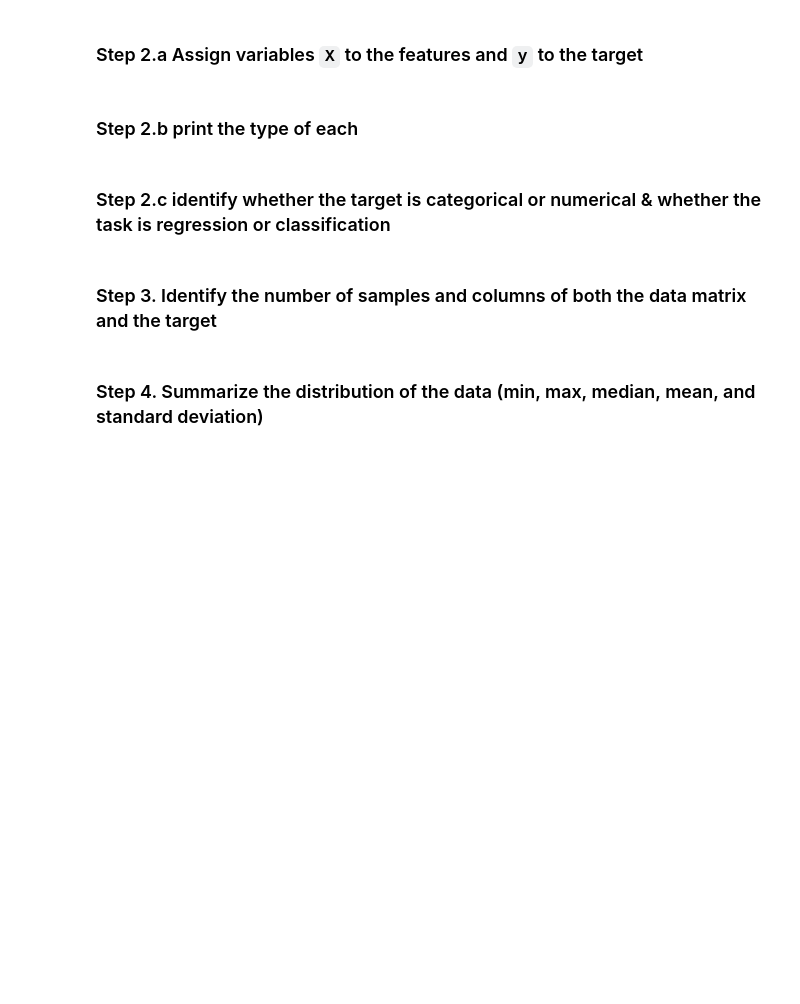
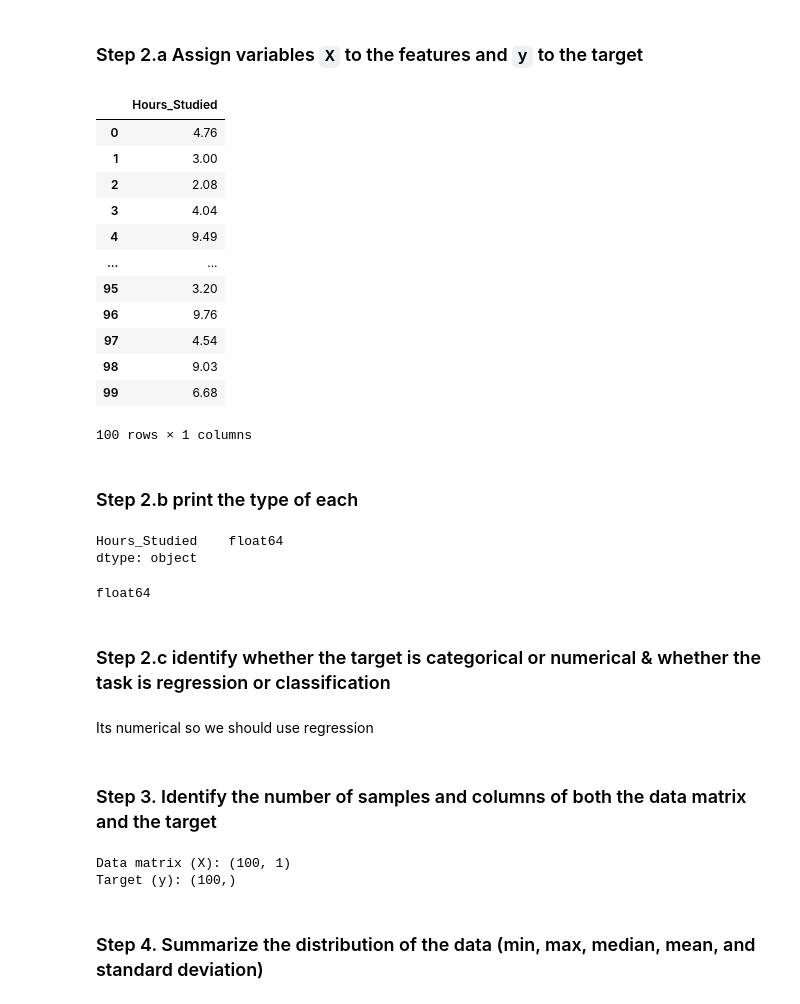
Before and after one commit to hanoufalmogri/python, a Jupyter notebook: student/exercises/week 3 exercises/Exer1.ipynb, the cells around one changed output. Cells and saved outputs as stored; diff of their text form; code cells hidden in the pictures; blank space fills up the shorter version.

```diff
--- a/student/exercises/week 3 exercises/Exer1.ipynb
+++ b/student/exercises/week 3 exercises/Exer1.ipynb
@@ -20,12 +21,44 @@ import sklearn
 # %% [markdown]
 ### Step 2.a Assign variables `X` to the features and `y` to the target
 # %%
-df = pd.read_csv("https://raw.githubusercontent.com/HassanAlgoz/B5/main/content/datasets/Rounded_Student_Hours_Studied_vs_Marks_Dataset.csv")\nX = df[["Hours_Studied"]]\ny = df["Marks"]
+X = df[["Hours_Studied"]]
+y = df["Marks"]
+# %% [output]
+|  | Hours_Studied |
+| 0 | 4.76 |
+| 1 | 3.00 |
+| 2 | 2.08 |
+| 3 | 4.04 |
+| 4 | 9.49 |
+| ... | ... |
+| 95 | 3.20 |
+| 96 | 9.76 |
+| 97 | 4.54 |
+| 98 | 9.03 |
+| 99 | 6.68 |
+100 rows × 1 columns
 # %% [markdown]
 ### Step 2.b print the type of each
+# %%
+print(X.dtypes)
+# %% [output]
+Hours_Studied    float64
+dtype: object
+# %%
+print(y.dtype)
+# %% [output]
+float64
 # %% [markdown]
 ### Step 2.c identify whether the target is categorical or numerical & whether the task is regression or classification
+# %% [markdown]
+Its numerical so we should use regression
 # %% [markdown]
 ### Step 3. Identify the number of samples and columns of both the data matrix and the target
+# %%
+print("Data matrix (X):", X.shape)
+print("Target (y):", y.shape)
+# %% [output]
+Data matrix (X): (100, 1)
+Target (y): (100,)
 # %% [markdown]
 ### Step 4. Summarize the distribution of the data (min, max, median, mean, and standard deviation)
```
Also changed, not shown: parts of 17 cells of this notebook, 1 other file.
